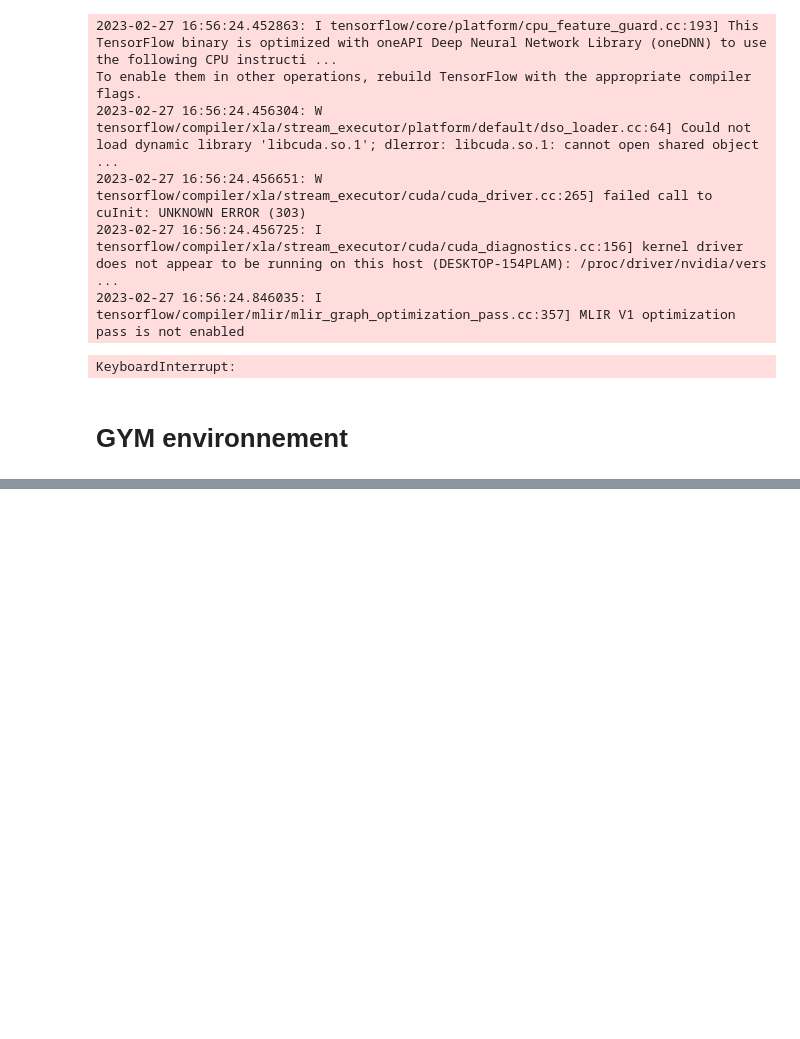
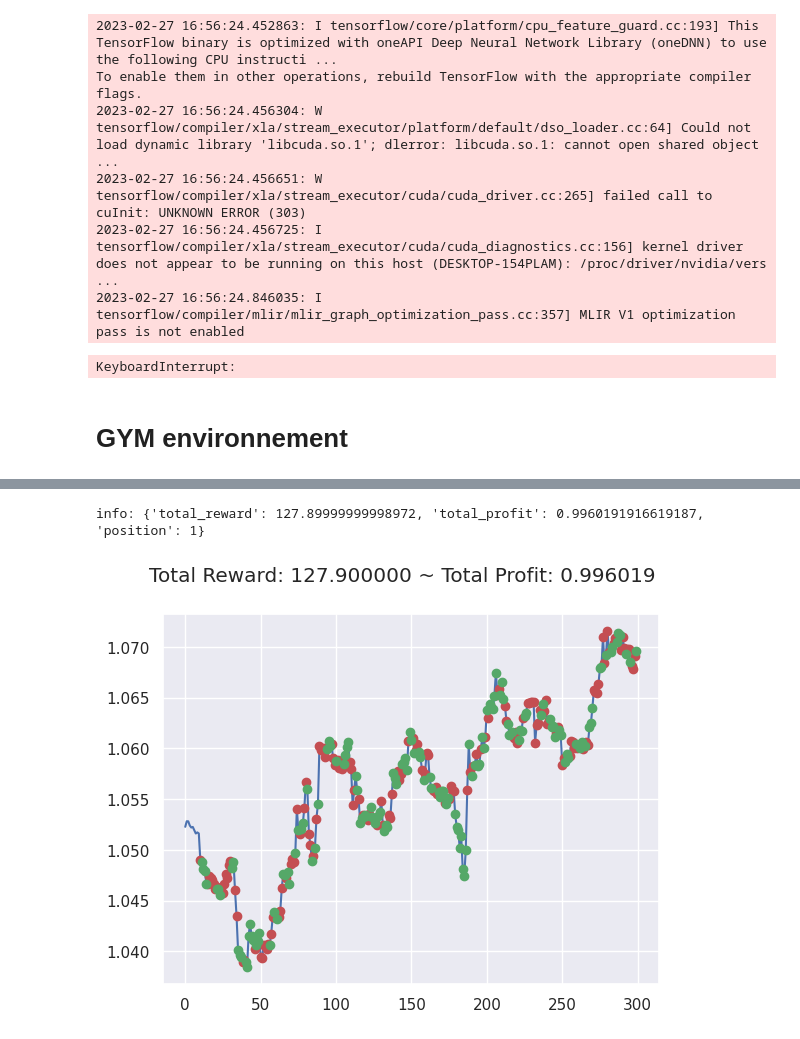
Before and after one commit to BaptisteZloch/Machine-learning-techniques-in-finance, a Jupyter notebook: src/09_Reinforcement_learning_trading.ipynb, the cells around one changed output, grey strips where cells are left out. Saved outputs shown, nothing was run; the diff lists cells and outputs as text; code cells hidden in the pictures; blank space fills up the shorter version.

```diff
--- a/src/09_Reinforcement_learning_trading.ipynb
+++ b/src/09_Reinforcement_learning_trading.ipynb
@@ -201,5 +223,7 @@ env = gym.make('StockTrading-v0')
 # %%
+import tensorflow as tf
+
 model = tf.keras.Sequential()
-model.add(tf.keras.layers.LSTM(128, input_shape=(None, env.observation_space.shape[0])))
-model.add(tf.keras.layers.Dense(env.action_space.n, activation='softmax'))
+model.add(tf.keras.layers.Dense(128, input_shape=(custom_env.observation_space.shape[0],custom_env.observation_space.shape[1])))
+model.add(tf.keras.layers.Dense(custom_env.action_space.n, activation='softmax'))
 model.compile(optimizer='adam', loss='categorical_crossentropy')
@@ -206,2 +251,18 @@ model.compile(optimizer='adam', loss='categorical_crossentropy')
+# %%
+observation = custom_env.reset()
+while True:
+    action = custom_env.action_space.sample()
+    observation, reward, done, info = custom_env.step(action)
+    # env.render()
+    if done:
+        print("info:", info)
+        break
+
+plt.cla()
+custom_env.render_all()
+plt.show()
+# %% [output]
+info: {'total_reward': 127.89999999998972, 'total_profit': 0.9960191916619187, 'position': 1}
+[figure, added]
 # %%
 # Train the model
```
Also changed, not shown: parts of 6 cells of this notebook, 3 other files.
